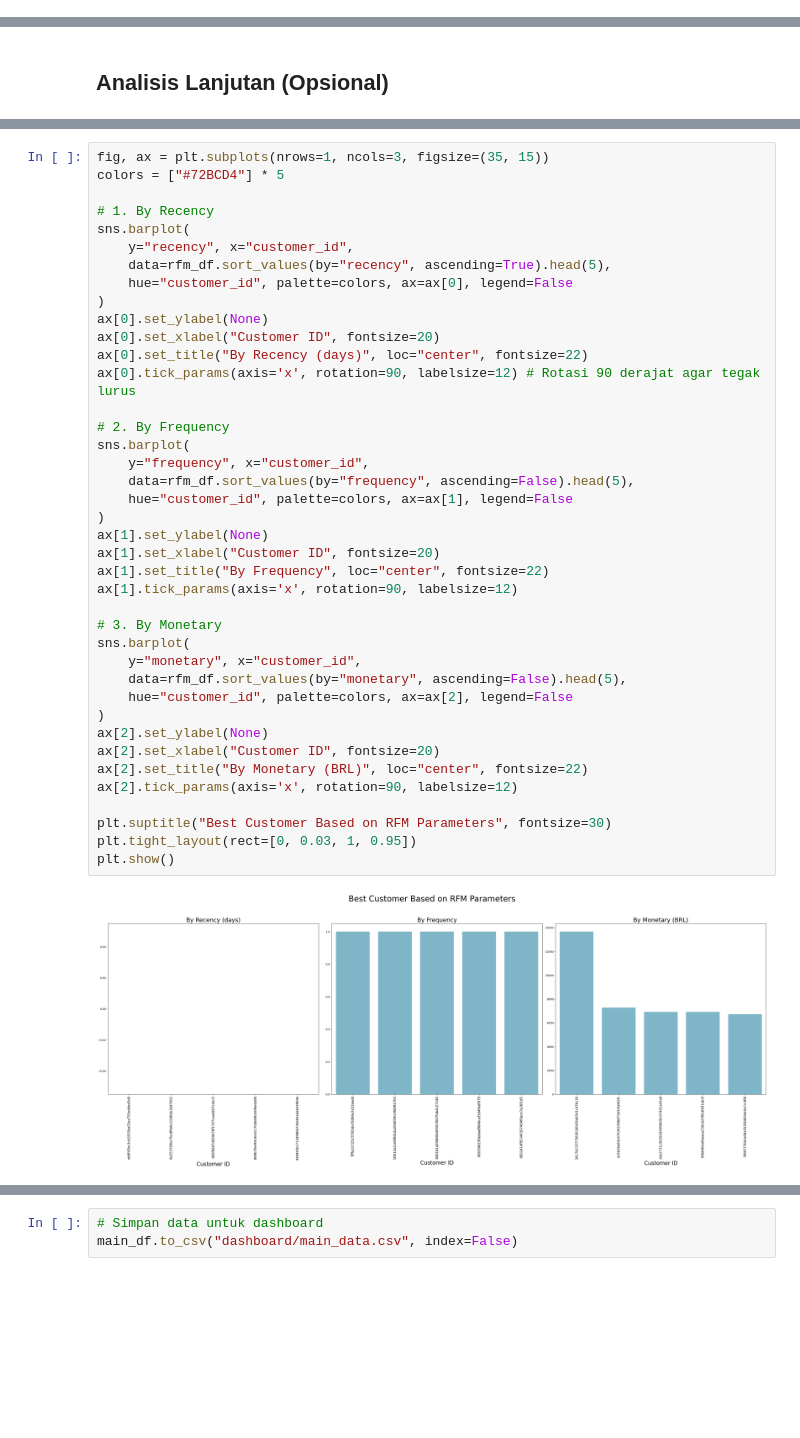
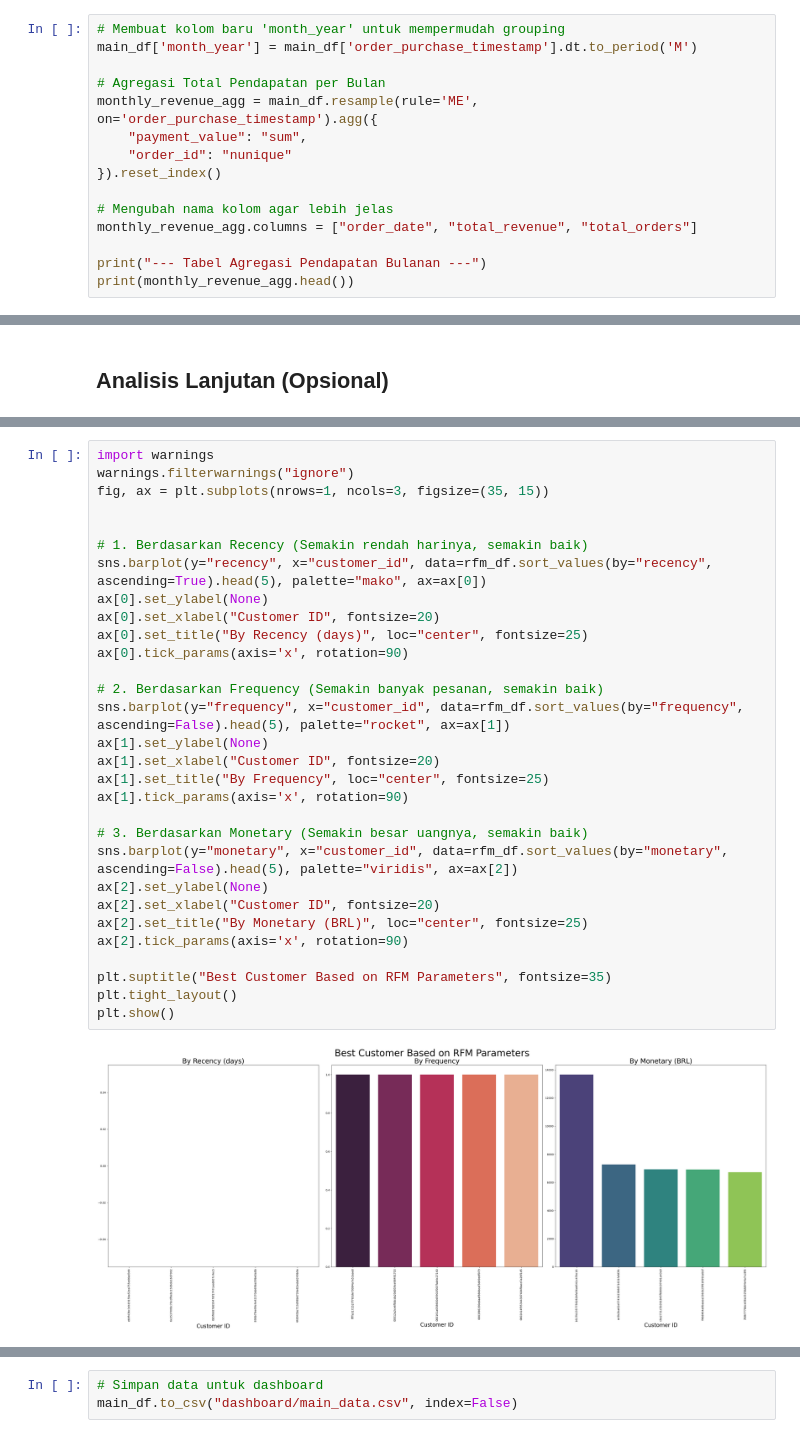
Before and after one commit to rivaldotampubolonn/proyek-analisis-data-ecommerce, a Jupyter notebook: Proyek_Analisis_Data.ipynb, the cells around one changed output, grey strips where cells are left out. Drawn from its saved outputs; the diff is of its cells as text; blank space fills up the shorter version.

Commit message:
fix: improve submission based on reviewer feedback

```diff
--- a/Proyek_Analisis_Data.ipynb
+++ b/Proyek_Analisis_Data.ipynb
@@ -130,0 +167,15 @@ main_df['month_year'] = main_df['order_purchase_timestamp'].dt.to_period('M')
+# %%
+# Membuat kolom baru 'month_year' untuk mempermudah grouping
+main_df['month_year'] = main_df['order_purchase_timestamp'].dt.to_period('M')
+
+# Agregasi Total Pendapatan per Bulan
+monthly_revenue_agg = main_df.resample(rule='ME', on='order_purchase_timestamp').agg({
+    "payment_value": "sum",
+    "order_id": "nunique"
+}).reset_index()
+
+# Mengubah nama kolom agar lebih jelas
+monthly_revenue_agg.columns = ["order_date", "total_revenue", "total_orders"]
+
+print("--- Tabel Agregasi Pendapatan Bulanan ---")
+print(monthly_revenue_agg.head())
@@ -211,42 +346,32 @@ rfm_df.head()
 # %%
+import warnings
+warnings.filterwarnings("ignore")
 fig, ax = plt.subplots(nrows=1, ncols=3, figsize=(35, 15))
-colors = ["#72BCD4"] * 5
 
-# 1. By Recency
-sns.barplot(
-    y="recency", x="customer_id",
-    data=rfm_df.sort_values(by="recency", ascending=True).head(5),
-    hue="customer_id", palette=colors, ax=ax[0], legend=False
-)
+
+# 1. Berdasarkan Recency (Semakin rendah harinya, semakin baik)
+sns.barplot(y="recency", x="customer_id", data=rfm_df.sort_values(by="recency", ascending=True).head(5), palette="mako", ax=ax[0])
 ax[0].set_ylabel(None)
 ax[0].set_xlabel("Customer ID", fontsize=20)
-ax[0].set_title("By Recency (days)", loc="center", fontsize=22)
-ax[0].tick_params(axis='x', rotation=90, labelsize=12) # Rotasi 90 derajat agar tegak lurus
+ax[0].set_title("By Recency (days)", loc="center", fontsize=25)
+ax[0].tick_params(axis='x', rotation=90)
 
-# 2. By Frequency
-sns.barplot(
-    y="frequency", x="customer_id",
-    data=rfm_df.sort_values(by="frequency", ascending=False).head(5),
-    hue="customer_id", palette=colors, ax=ax[1], legend=False
-)
+# 2. Berdasarkan Frequency (Semakin banyak pesanan, semakin baik)
+sns.barplot(y="frequency", x="customer_id", data=rfm_df.sort_values(by="frequency", ascending=False).head(5), palette="rocket", ax=ax[1])
 ax[1].set_ylabel(None)
 ax[1].set_xlabel("Customer ID", fontsize=20)
-ax[1].set_title("By Frequency", loc="center", fontsize=22)
-ax[1].tick_params(axis='x', rotation=90, labelsize=12)
+ax[1].set_title("By Frequency", loc="center", fontsize=25)
+ax[1].tick_params(axis='x', rotation=90)
 
-# 3. By Monetary
-sns.barplot(
-    y="monetary", x="customer_id",
-    data=rfm_df.sort_values(by="monetary", ascending=False).head(5),
-    hue="customer_id", palette=colors, ax=ax[2], legend=False
-)
+# 3. Berdasarkan Monetary (Semakin besar uangnya, semakin baik)
+sns.barplot(y="monetary", x="customer_id", data=rfm_df.sort_values(by="monetary", ascending=False).head(5), palette="viridis", ax=ax[2])
 ax[2].set_ylabel(None)
 ax[2].set_xlabel("Customer ID", fontsize=20)
-ax[2].set_title("By Monetary (BRL)", loc="center", fontsize=22)
-ax[2].tick_params(axis='x', rotation=90, labelsize=12)
+ax[2].set_title("By Monetary (BRL)", loc="center", fontsize=25)
+ax[2].tick_params(axis='x', rotation=90)
 
-plt.suptitle("Best Customer Based on RFM Parameters", fontsize=30)
-plt.tight_layout(rect=[0, 0.03, 1, 0.95])
+plt.suptitle("Best Customer Based on RFM Parameters", fontsize=35)
+plt.tight_layout()
 plt.show()
 # %% [output]
-[figure, old version]
+[figure, new version]
```
Also changed, not shown: parts of 40 cells of this notebook, 3 other files.
